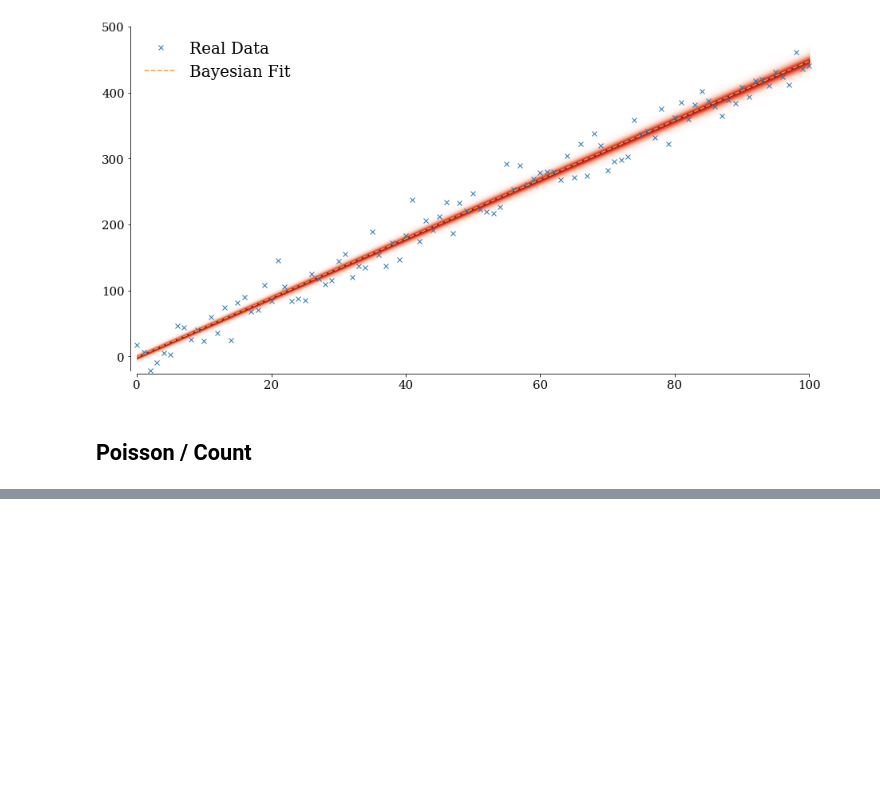
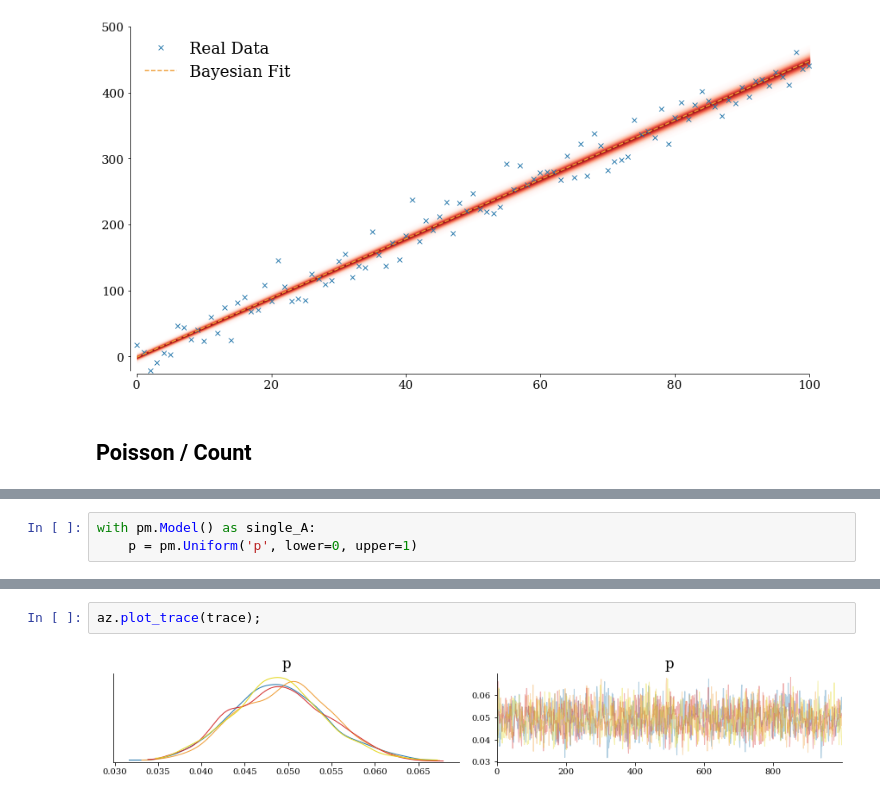
Before and after one commit to joeycrossy/personal_projects, a Jupyter notebook: Bayesian_Inference/Bayesian_Examples.ipynb, the cells around one changed output, grey strips where cells are left out. Saved outputs shown, nothing was run; the diff lists cells and outputs as text; blank space fills up the shorter version.

```diff
--- a/Bayesian_Inference/Bayesian_Examples.ipynb
+++ b/Bayesian_Inference/Bayesian_Examples.ipynb
@@ -145,0 +215,3 @@ plt.show()
+# %%
+with pm.Model() as single_A:
+    p = pm.Uniform('p', lower=0, upper=1)
@@ -145,0 +251,4 @@ plt.show()
+# %%
+az.plot_trace(trace);
+# %% [output]
+[figure, added]
```
Also changed, not shown: parts of 46 cells of this notebook, 2 other files.
